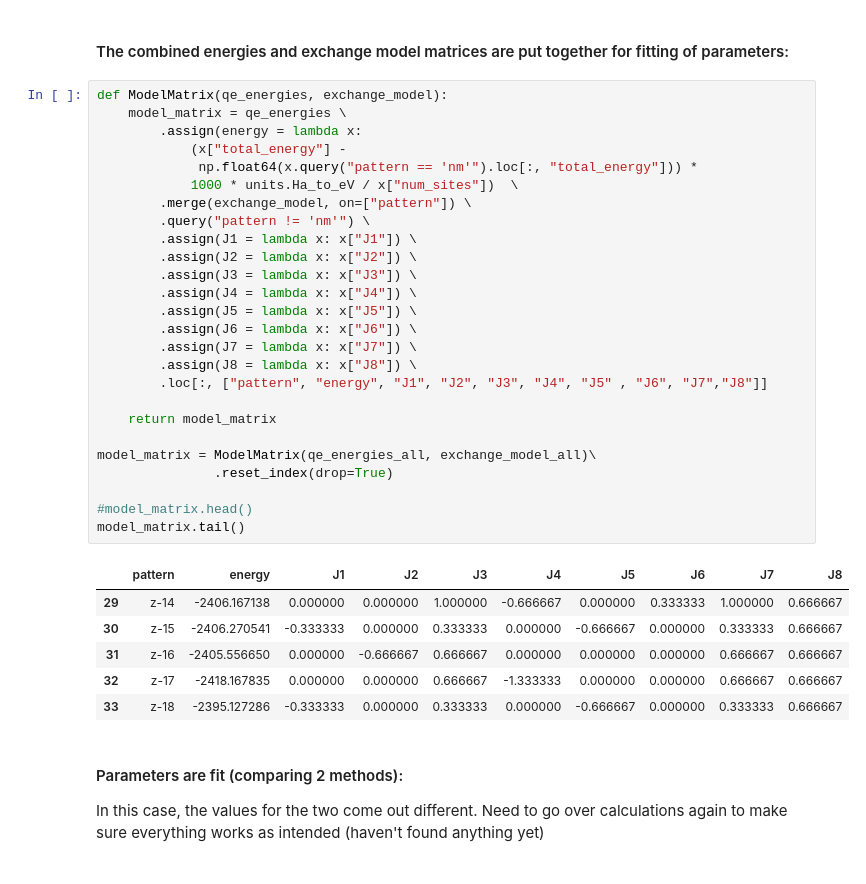
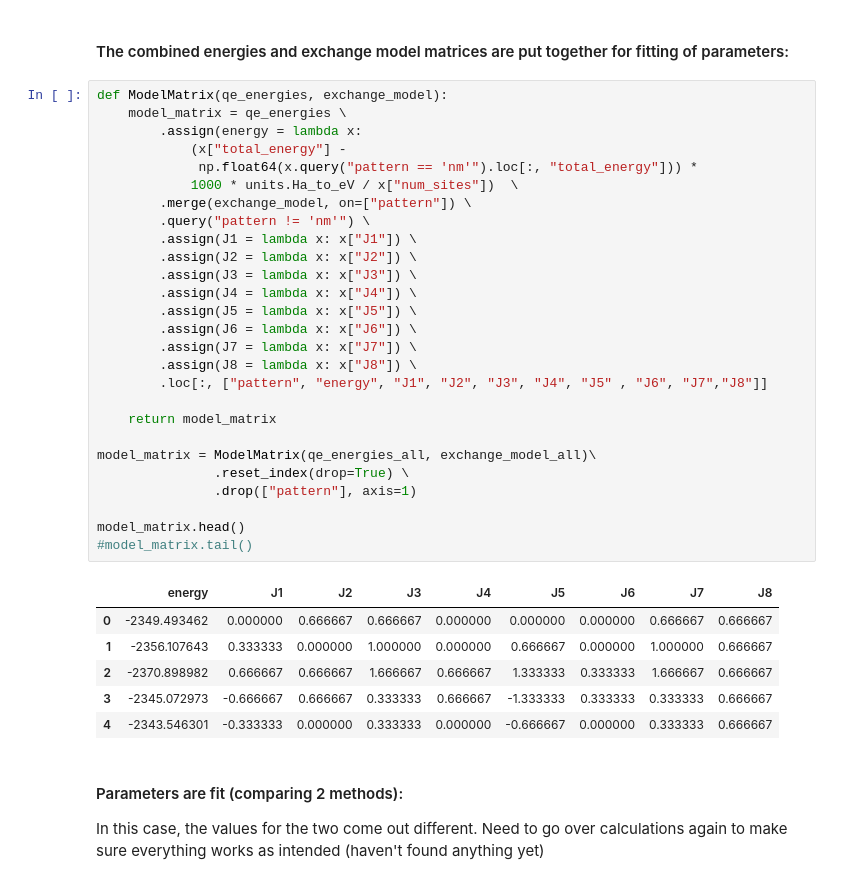
Before and after one commit to Mason-DataMaterials/spyns, a Jupyter notebook: MnAu2/MnAu2_Neighbor_Selection.ipynb, the cells around one changed output. Saved outputs shown, nothing was run; the diff lists cells and outputs as text.

Commit message:
exchange model comparing fit parameters

```diff
--- a/MnAu2/MnAu2_Neighbor_Selection.ipynb
+++ b/MnAu2/MnAu2_Neighbor_Selection.ipynb
@@ -240,36 +238,37 @@ zero_moments_z = mg_moments_check(mg_moments_z, qe_energies_z)
 # %%
 def ModelMatrix(qe_energies, exchange_model):
     model_matrix = qe_energies \
         .assign(energy = lambda x:
             (x["total_energy"] -
              np.float64(x.query("pattern == 'nm'").loc[:, "total_energy"])) *
             1000 * units.Ha_to_eV / x["num_sites"])  \
         .merge(exchange_model, on=["pattern"]) \
         .query("pattern != 'nm'") \
         .assign(J1 = lambda x: x["J1"]) \
         .assign(J2 = lambda x: x["J2"]) \
         .assign(J3 = lambda x: x["J3"]) \
         .assign(J4 = lambda x: x["J4"]) \
         .assign(J5 = lambda x: x["J5"]) \
         .assign(J6 = lambda x: x["J6"]) \
         .assign(J7 = lambda x: x["J7"]) \
         .assign(J8 = lambda x: x["J8"]) \
         .loc[:, ["pattern", "energy", "J1", "J2", "J3", "J4", "J5" , "J6", "J7","J8"]]
 
     return model_matrix
 
 model_matrix = ModelMatrix(qe_energies_all, exchange_model_all)\
-               .reset_index(drop=True)
+               .reset_index(drop=True) \
+               .drop(["pattern"], axis=1)
 
-#model_matrix.head()
-model_matrix.tail()
+model_matrix.head()
+#model_matrix.tail()
 # %% [output]
-|  | pattern | energy | J1 | J2 | J3 | J4 | J5 | J6 | J7 | J8 |
-| 29 | z-14 | -2406.167138 | 0.000000 | 0.000000 | 1.000000 | -0.666667 | 0.000000 | 0.333333 | 1.000000 | 0.666667 |
-| 30 | z-15 | -2406.270541 | -0.333333 | 0.000000 | 0.333333 | 0.000000 | -0.666667 | 0.000000 | 0.333333 | 0.666667 |
-| 31 | z-16 | -2405.556650 | 0.000000 | -0.666667 | 0.666667 | 0.000000 | 0.000000 | 0.000000 | 0.666667 | 0.666667 |
-| 32 | z-17 | -2418.167835 | 0.000000 | 0.000000 | 0.666667 | -1.333333 | 0.000000 | 0.000000 | 0.666667 | 0.666667 |
-| 33 | z-18 | -2395.127286 | -0.333333 | 0.000000 | 0.333333 | 0.000000 | -0.666667 | 0.000000 | 0.333333 | 0.666667 |
+|  | energy | J1 | J2 | J3 | J4 | J5 | J6 | J7 | J8 |
+| 0 | -2349.493462 | 0.000000 | 0.666667 | 0.666667 | 0.000000 | 0.000000 | 0.000000 | 0.666667 | 0.666667 |
+| 1 | -2356.107643 | 0.333333 | 0.000000 | 1.000000 | 0.000000 | 0.666667 | 0.000000 | 1.000000 | 0.666667 |
+| 2 | -2370.898982 | 0.666667 | 0.666667 | 1.666667 | 0.666667 | 1.333333 | 0.333333 | 1.666667 | 0.666667 |
+| 3 | -2345.072973 | -0.666667 | 0.666667 | 0.333333 | 0.666667 | -1.333333 | 0.333333 | 0.333333 | 0.666667 |
+| 4 | -2343.546301 | -0.333333 | 0.000000 | 0.333333 | 0.000000 | -0.666667 | 0.000000 | 0.333333 | 0.666667 |
 # %% [markdown]
 #### Parameters are fit (comparing 2 methods):
 
```
Also changed, not shown: parts of 7 cells of this notebook.
